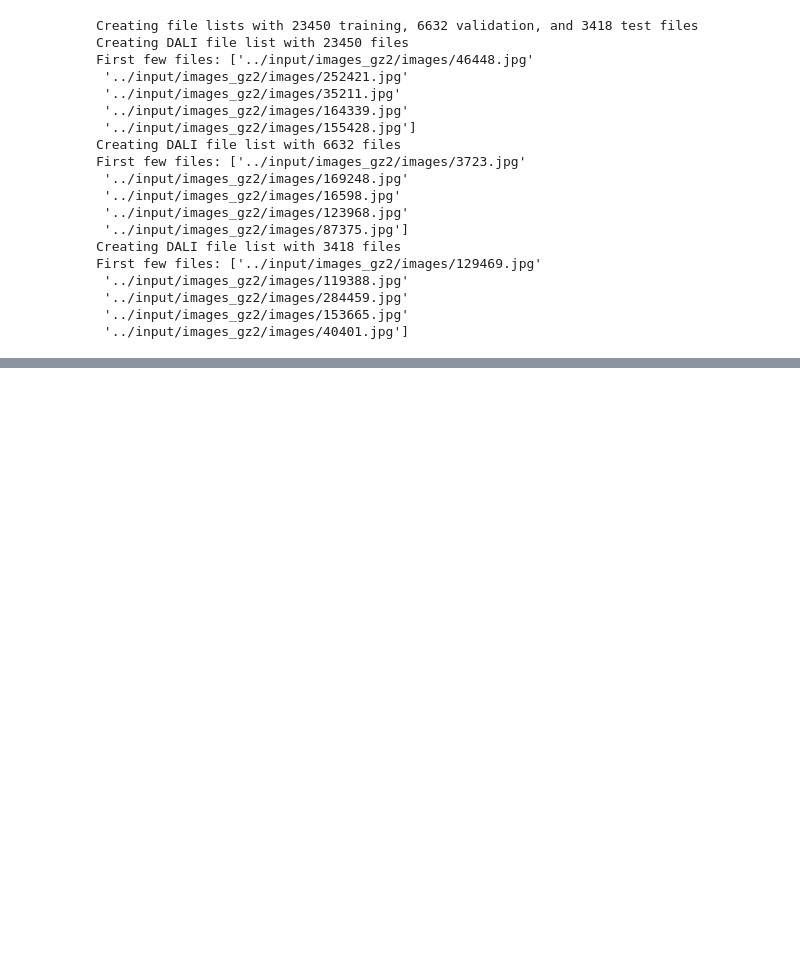
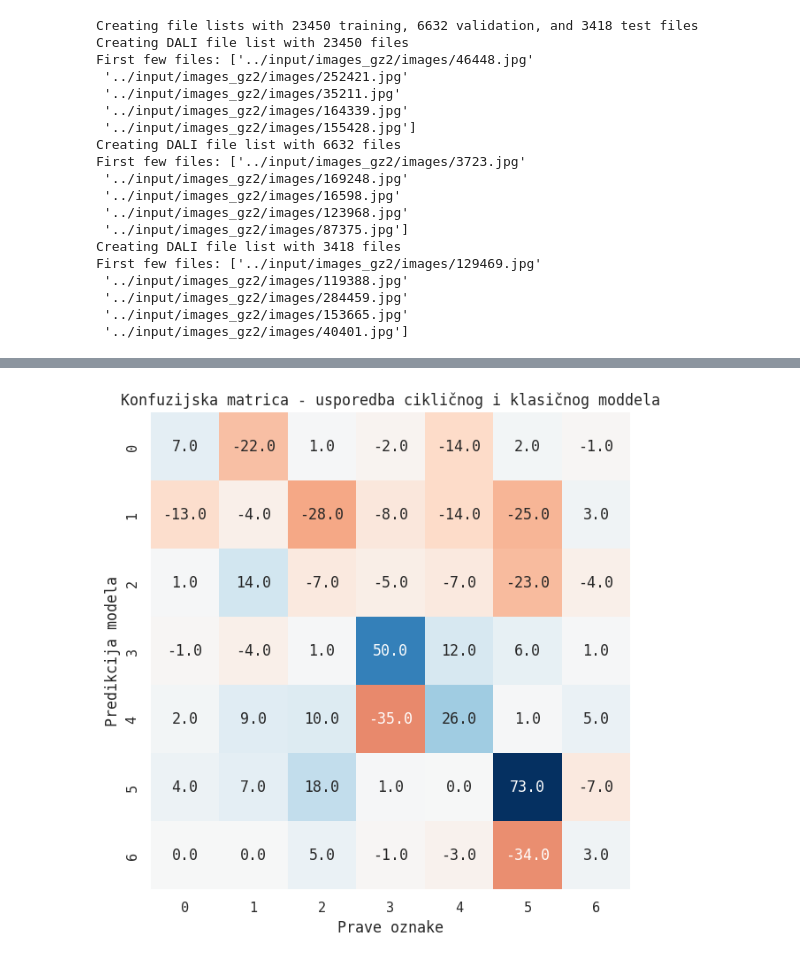
Before and after one commit to emadonev/morfologija_galaksija, a Jupyter notebook: galaxy_morph/nbs/attentionmaps.ipynb, the cells around one changed output, grey strips where cells are left out. Drawn from its saved outputs; the diff is of its cells as text; code cells hidden in the pictures; blank space fills up the shorter version.

```diff
--- a/galaxy_morph/nbs/attentionmaps.ipynb
+++ b/galaxy_morph/nbs/attentionmaps.ipynb
@@ -220,0 +312,26 @@ gc.collect()
+# %%
+ct2 = pd.crosstab(comparison['Predikcija 2'],  comparison['Oznaka 2'], rownames=["Predikcija modela"], colnames=["Prave oznake"])
+ct_b = pd.crosstab(comparison['Predikcija b'],  comparison['Oznaka b'], rownames=["Predikcija modela"], colnames=["Prave oznake"])
+ct = ct2 - ct_b
+
+abs_val = np.max(np.abs(ct.values))
+
+plt.figure(figsize=(7,7))
+sns.heatmap(
+    ct,
+    cmap="RdBu",      # A diverging colormap (red for negative, blue for positive)
+    annot=True,
+    xticklabels="0123456",
+    yticklabels="0123456",
+    fmt=".1f",
+    cbar=False,
+    center=0,          # Force color scale to center at 0
+    vmin=-abs_val,     # Ensure symmetrical range for negative/positive
+    vmax=abs_val
+)
+plt.title("Konfuzijska matrica - usporedba cikličnog i klasičnog moddela",fontproperties=font, fontsize=12)
+plt.savefig('../images/confusion_matrix_difference.png',dpi=300, bbox_inches = 'tight')
+
+plt.show()
+# %% [output]
+[figure, added]
```
Also changed, not shown: parts of 6 cells of this notebook, 12 other files.
